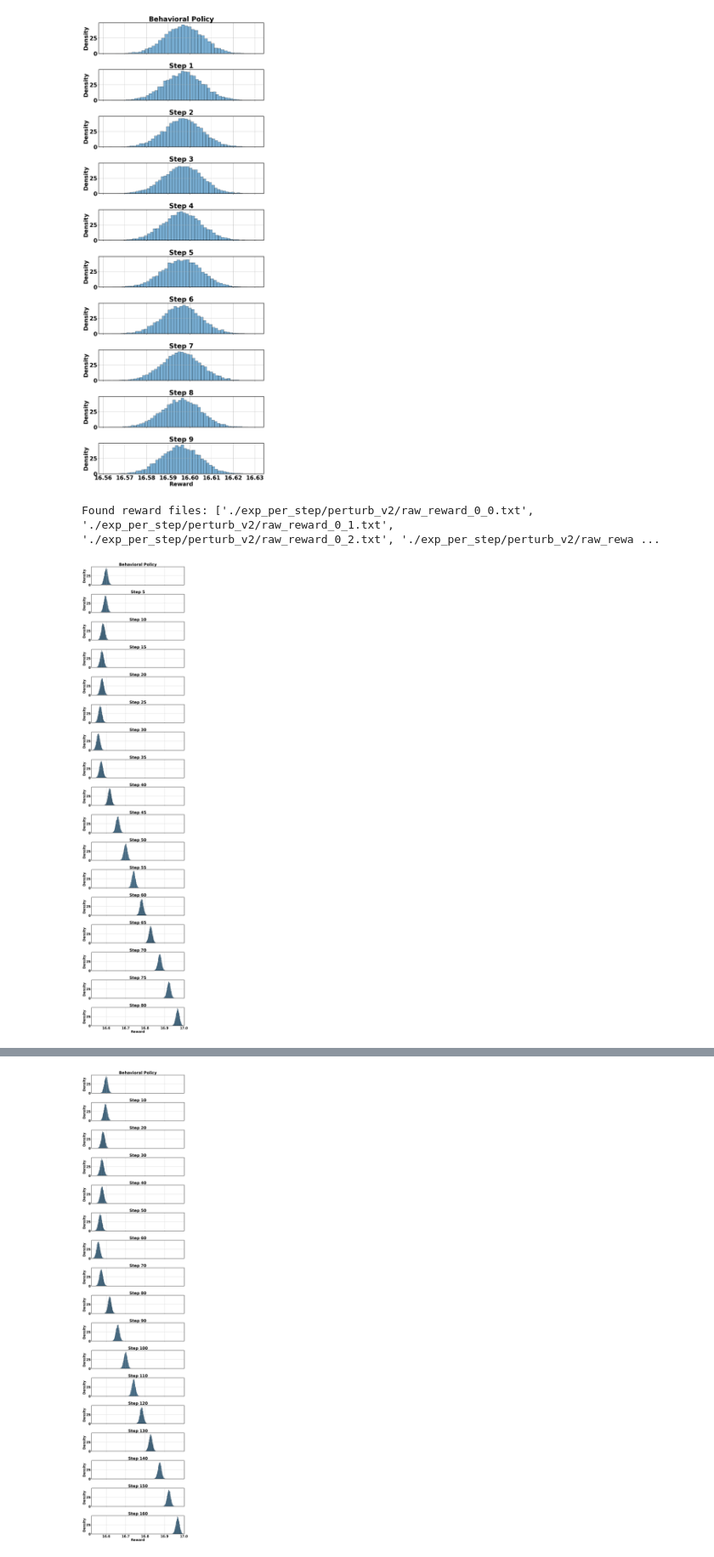
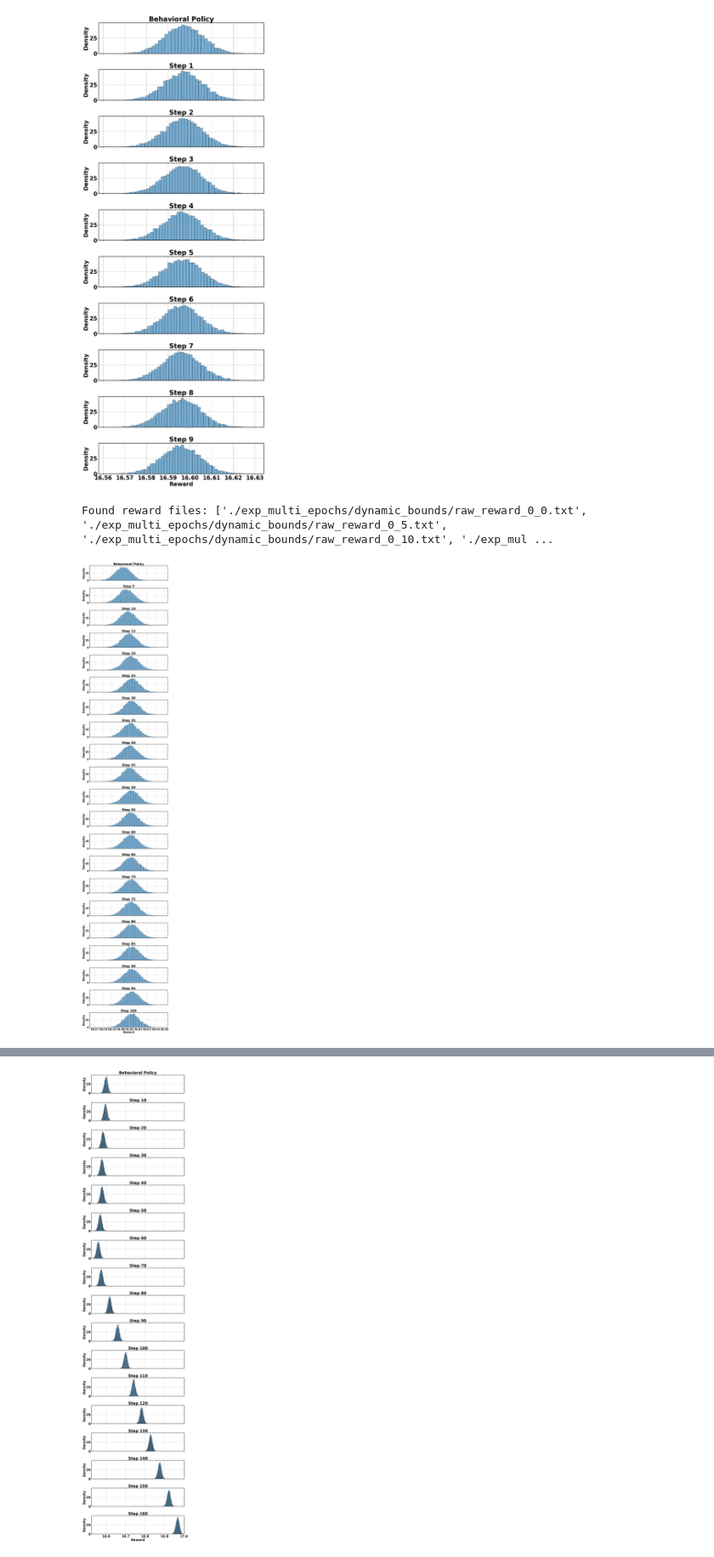
Before and after one commit to kevinkang1125/Hi_CoLA_Bus, a Jupyter notebook: result_evaluation.ipynb, the cells around one changed output, grey strips where cells are left out. Shown at 85% size. Cells and saved outputs as stored; diff of their text form; code cells hidden in the pictures.

```diff
--- a/result_evaluation.ipynb
+++ b/result_evaluation.ipynb
@@ -268,24 +139,0 @@ Found reward files: ['./exp_per_step/raw_reward_0_0.txt', './exp_per_step/raw_re
-# %%
-# === Determine common scale for histograms ===
-all_means = np.concatenate(bootstrap_means_list)
-x_min, x_max = all_means.min(), all_means.max()
-
-# === Create subplots ===
-num_plots = len(bootstrap_means_list)
-fig, axs = plt.subplots(num_plots, 1, figsize=(12, 3 * num_plots), sharex=True, sharey=True)
-
-# Ensure axs is iterable
-if num_plots == 1:
-    axs = [axs]
-
-for i, (ax, means) in enumerate(zip(axs, bootstrap_means_list)):
-    ax.hist(means, bins=300, density=True, alpha=0.6, edgecolor='k')
-    ax.set_xlim(x_min, x_max)
-    ax.set_ylabel('Density')
-    ax.set_title(f"Step {i}" if i > 0 else "Behavioral Policy", weight='bold')
-    ax.grid(True)
-
-axs[-1].set_xlabel('Reward', weight='bold')
-
-plt.tight_layout()
-plt.show()
@@ -395,10 +241,10 @@ n_bootstrap = 10000
 n_samples = 200000
 
 # === Automatically find all reward files ===
-reward_files = sorted(glob("./exp_per_step/perturb_v2/raw_reward_0_*.txt"), key=lambda f: int(f.split("_")[-1].split(".")[0]))
+reward_files = sorted(glob("./exp_multi_epochs/dynamic_bounds/raw_reward_0_*.txt"), key=lambda f: int(f.split("_")[-1].split(".")[0]))
 print(f"Found reward files: {reward_files}")
 
-return_lists =[np.loadtxt(f) for f in reward_files[::10]]
+return_lists =[np.loadtxt(f) for f in reward_files]
 # === Bootstrap all ===
 bootstrap_means_list = []
 for ret_list in return_lists:
@@ -406,33 +252,33 @@ for ret_list in return_lists:
     for _ in range(n_bootstrap):
         sample = np.random.choice(ret_list, size=n_samples, replace=True)
         means.append(np.mean(sample))
     bootstrap_means_list.append(np.array(means))
 
 
 # === Determine common scale for histograms ===
 all_means = np.concatenate(bootstrap_means_list)
 x_min, x_max = all_means.min(), all_means.max()
 
 # === Create subplots ===
 num_plots = len(bootstrap_means_list)
 fig, axs = plt.subplots(num_plots, 1, figsize=(12, 3 * num_plots), sharex=True, sharey=True)
 
 # Ensure axs is iterable
 if num_plots == 1:
     axs = [axs]
 
 for i, (ax, means) in enumerate(zip(axs, bootstrap_means_list)):
     ax.hist(means, bins=50, density=True, alpha=0.6, edgecolor='k')
     ax.set_xlim(x_min, x_max)
     ax.set_ylabel('Density')
-    step_idx = i * 10  # actual step index from slicing
+    step_idx = i * 5  # actual step index from slicing
     ax.set_title(f"Step {step_idx}" if i > 0 else "Behavioral Policy", weight='bold')
     ax.grid(True)
 
 axs[-1].set_xlabel('Reward', weight='bold')
 
 plt.tight_layout()
 plt.show()
 # %% [output]
-Found reward files: ['./exp_per_step/perturb_v2/raw_reward_0_0.txt', './exp_per_step/perturb_v2/raw_reward_0_1.txt', './exp_per_step/perturb_v2/raw_reward_0_2.txt', './exp_per_step/perturb_v2/raw_rewa ...
+Found reward files: ['./exp_multi_epochs/dynamic_bounds/raw_reward_0_0.txt', './exp_multi_epochs/dynamic_bounds/raw_reward_0_5.txt', './exp_multi_epochs/dynamic_bounds/raw_reward_0_10.txt', './exp_mul ...
-[figure, old version]
+[figure, new version]
```
Also changed, not shown: parts of 15 cells of this notebook.
